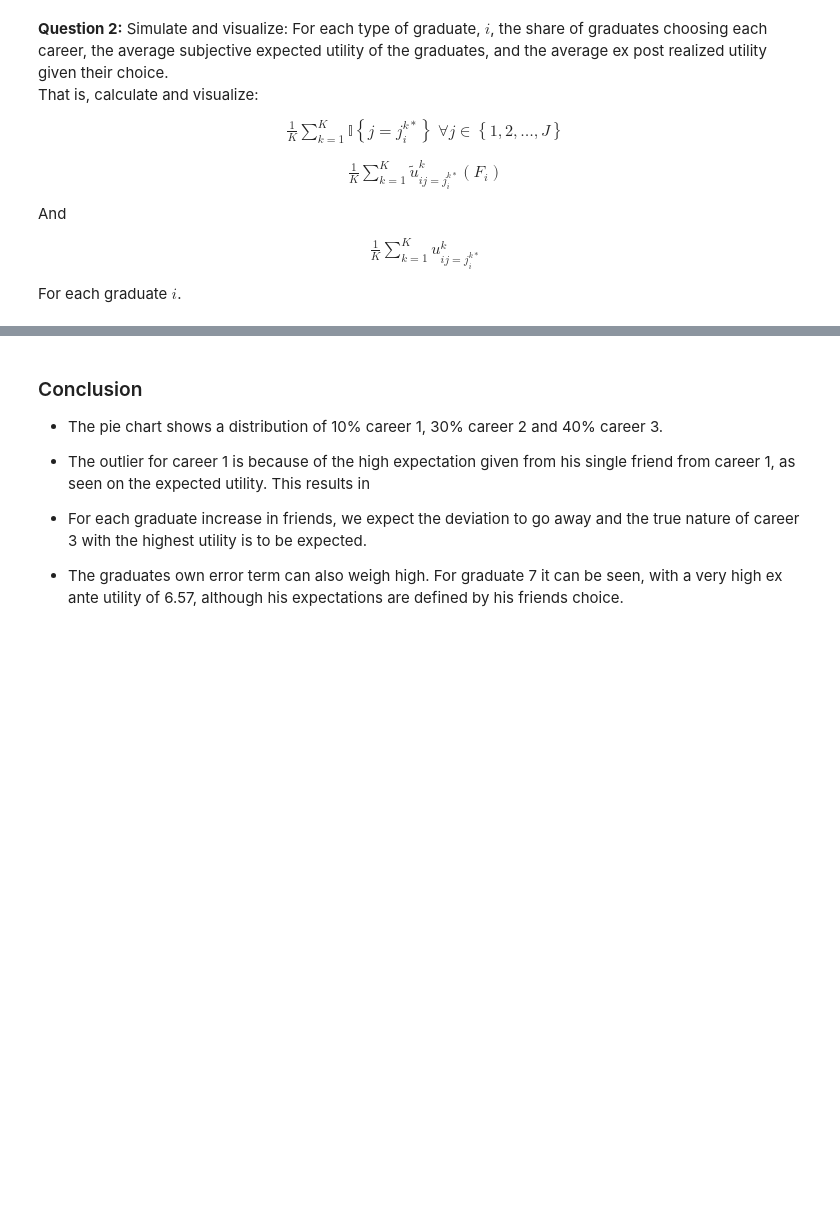
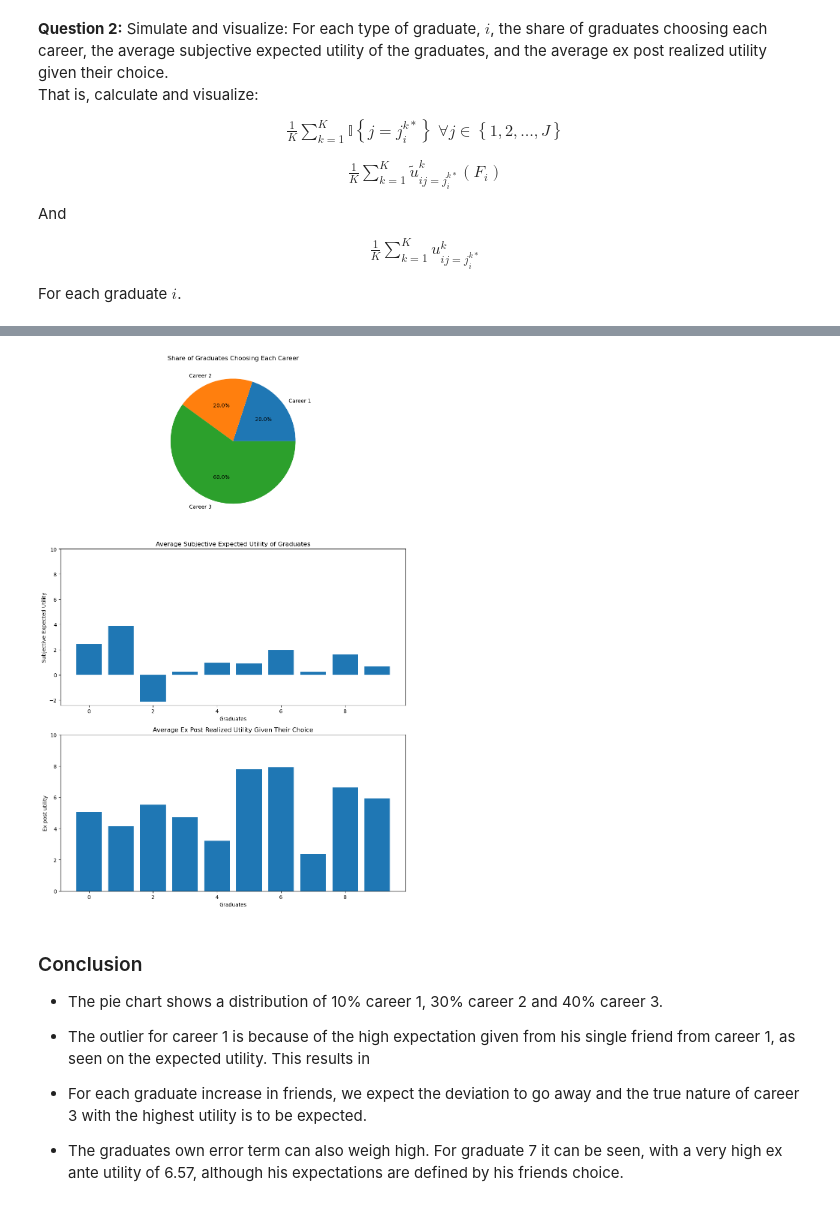
Before and after one commit to NumEconCopenhagen/projects-2024-munkeholdet, a Jupyter notebook: exam_2024.ipynb, the cells around one changed output, grey strips where cells are left out. Cells and saved outputs as stored; diff of their text form; code cells hidden in the pictures; blank space fills up the shorter version.

```diff
--- a/exam_2024.ipynb
+++ b/exam_2024.ipynb
@@ -304,0 +263,78 @@ Chosen career for graduate 10 is career 3. Expected utility is 1.9, the ex ante
+# %%
+#### NEW #####
+np.random.seed(2023)
+
+def epsilon_friends(amount_of_friends): # generator for error term for friends
+    # there is no inheritence between individual i's friend and i+1's friend!
+    return np.random.normal(0, par.sigma, (amount_of_friends, par.J))
+
+def epsilon_graduates(): # error term for graduates, provided as a list for each of their selected career options
+    epsilon_graduates_list = np.zeros(par.N)
+
+    for i in range(par.N):
+        epsilon_graduates_list[i] = np.random.normal(0, par.sigma)
+
+    return epsilon_graduates_list
+
+
+def average_utility_friends_function(): # function to calculate the subjective utility from friends
+    global average_utility_friends
+
+    average_utility_friends = np.zeros((par.N, par.J)) # define array of friends x career options
+
+    for i in range(1,par.N+1): # loop over number of friends each graduate has
+        draw_friends = epsilon_friends(i) # draw error term for friends, and gives a list based on the amount of friends i.
+        average_utility_friends[i-1, :] = np.mean(draw_friends, axis=0) # add the mean of the drawn error terms to the list
+
+    for i in range(1,par.J+1):
+        average_utility_friends[:,i-1] += i # add the actual utility of the career
+
+    return average_utility_friends
+
+def share_of_career_selection(): # calculate proportions of graduates that chooses careers
+    global career_selection
+    career_selection = np.argmax(average_utility_friends, axis=1) + 1 # select the career with highest utility, based on friends averaged utility
+
+    career_share = np.zeros(par.J) # define array to store career shares
+    for i in range(par.J):
+        career_share[i] = np.count_nonzero(career_selection == i+1) / par.N # if career is in the career_selection list, then count it. Divide by number of graduates to get proportion
+
+    return career_share
+
+def average_career_utility(): # total average career utility.
+    return np.mean(average_utility_friends, axis=0)
+
+def exp_post_graduates_utility():
+    utility_of_career_choice = np.zeros(par.N)
+
+    for i in range(par.N):
+        for j in range(par.J):
+            if career_selection[i] == j+1:
+                utility_of_career_choice[i] = average_utility_friends[i, j]+(j+1) + epsilon_graduates()[i]
+
+    return utility_of_career_choice
+print(average_utility_friends_function())
+
+# Visualization
+fig, axs = plt.subplots(3, 1, figsize=(10, 15))
+
+
+axs[0].pie(share_of_career_selection(), labels=[f'Career {j+1}' for j in range(par.J)],autopct='%1.1f%%') # pie chart of career proportions
+axs[0].set_title('Share of Graduates Choosing Each Career')
+
+# Average subjective expected utility
+axs[1].bar(np.arange(par.N), average_utility_friends[:,0], label='Career 1')
+axs[1].set_title('Average Subjective Expected Utility of Graduates')
+axs[1].set_xlabel('Graduates')
+axs[1].set_ylabel('Subjective Expected Utility')
+axs[1].set_ylim(top=10)
+# Average ex post realized utility
+axs[2].bar(np.arange(par.N), exp_post_graduates_utility())
+axs[2].set_title('Average Ex Post Realized Utility Given Their Choice')
+axs[2].set_xlabel('Graduates')
+axs[2].set_ylabel('Ex post utility')
+axs[2].set_ylim(top=10)
+
+plt.tight_layout()
+plt.show()
+# %% [output]
@@ -305,3 +358,4 @@ Chosen career for graduate 10 is career 3. Expected utility is 1.9, the ex ante
+[figure, added]
 # %% [markdown]
 ### Conclusion ###
 
```
Also changed, not shown: parts of 8 cells of this notebook.
